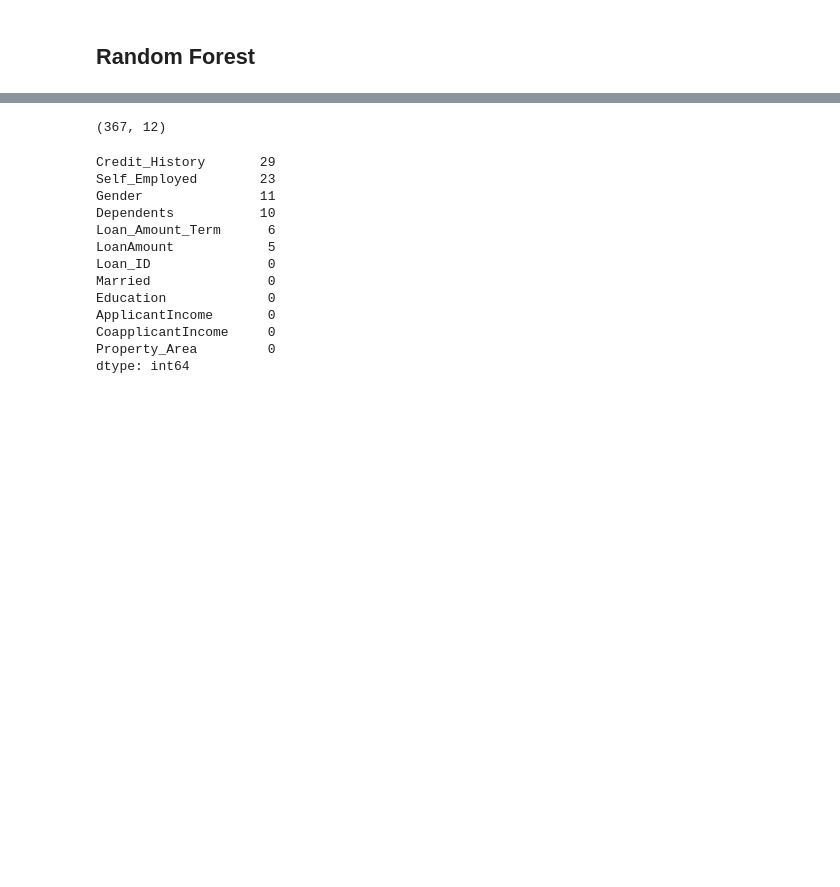
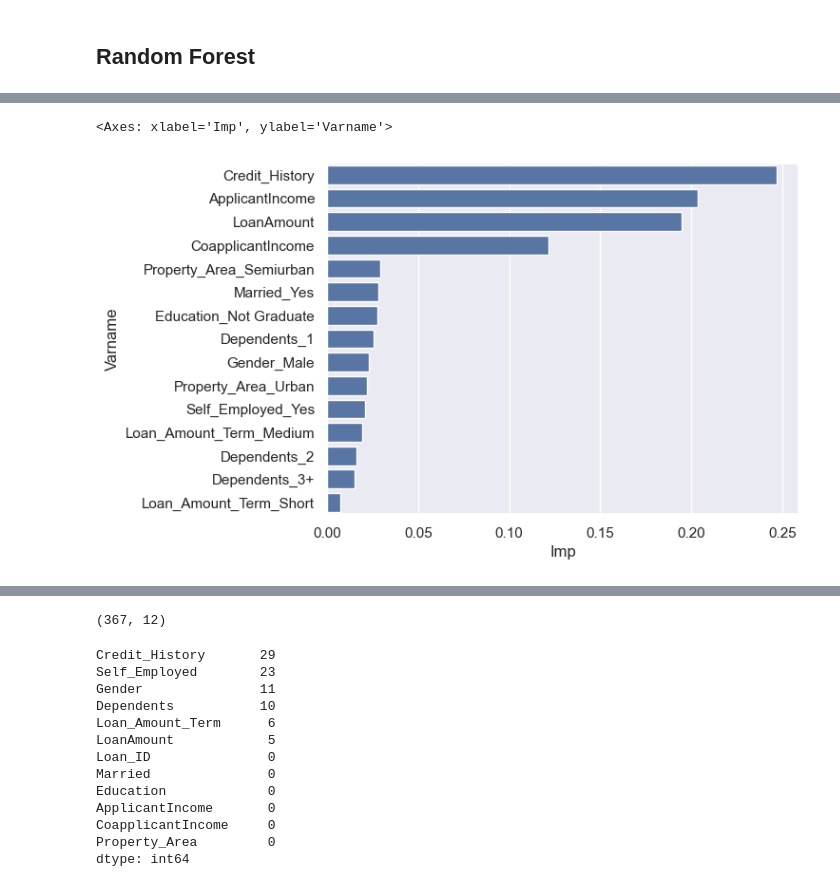
Before and after one commit to EdwinVivek/loan-eligibility-prediction, a Jupyter notebook: loan_eligibility_prediction.ipynb, the cells around one changed output, grey strips where cells are left out. Drawn from its saved outputs; the diff is of its cells as text; code cells hidden in the pictures; blank space fills up the shorter version.

```diff
--- a/loan_eligibility_prediction.ipynb
+++ b/loan_eligibility_prediction.ipynb
@@ -986,2 +1053,7 @@ sklearn.pipeline.Pipeline
 # %% [markdown]
 ## Random Forest
+# %%
+from sklearn.ensemble import RandomForestClassifier
+random_forest = RandomForestClassifier(n_estimators=500, random_state=1, oob_score=True)
+rf_pipe = make_pipeline(final_pipeline, random_forest)
+rf_pipe.fit(loan_X_train, y_train)
@@ -987,0 +1148,11 @@ sklearn.pipeline.Pipeline
+# %%
+#Feature importance
+imp_df = pd.DataFrame({
+    "Varname": X_train.columns,
+    "Imp": random_forest.feature_importances_
+})
+sorted_imp = imp_df.sort_values('Imp', ascending=False)
+sns.barplot(y=sorted_imp["Varname"], x=sorted_imp["Imp"])
+# %% [output]
+<Axes: xlabel='Imp', ylabel='Varname'>
+[figure, added]
```
Also changed, not shown: parts of 54 cells of this notebook, 1 other file.
